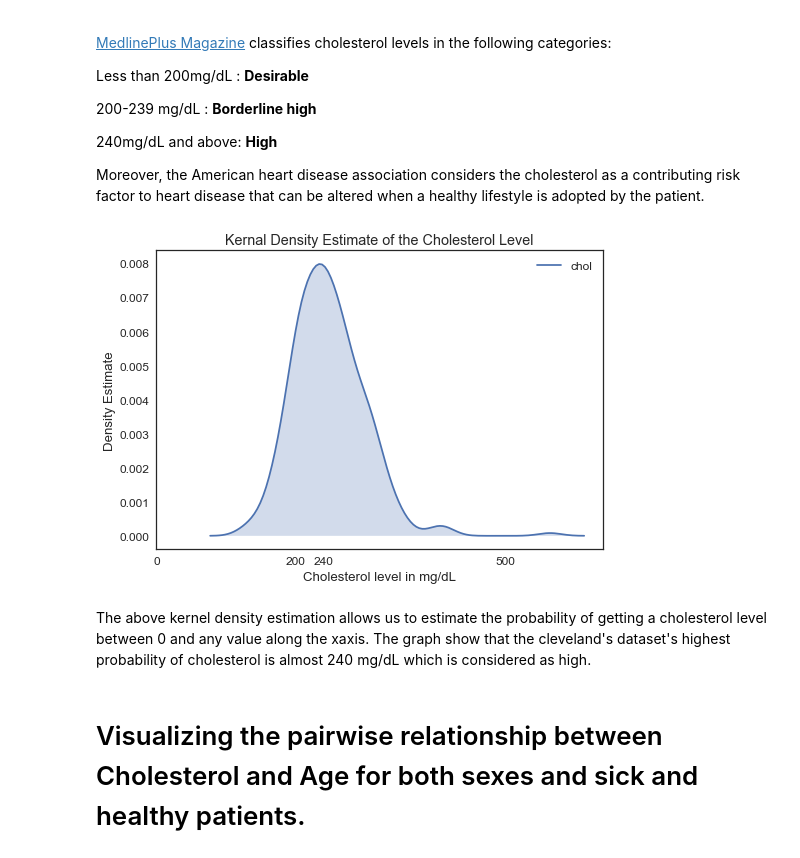
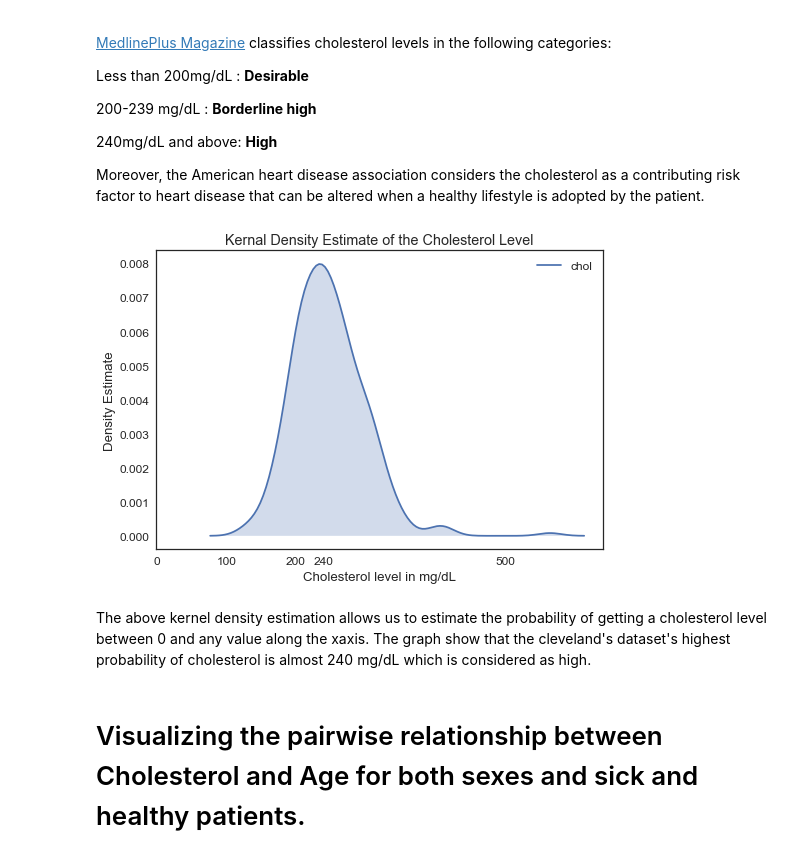
Before and after one commit to Salma-Bouzid/Data-Analytics, a Jupyter notebook: Exploring and Visualizing the Cleaveland's Foundation's Heart Disease Dataset.ipynb, the cells around one changed output. Drawn from its saved outputs; the diff is of its cells as text; code cells hidden in the pictures.

```diff
--- a/Exploring and Visualizing the Cleaveland's Foundation's Heart Disease Dataset.ipynb
+++ b/Exploring and Visualizing the Cleaveland's Foundation's Heart Disease Dataset.ipynb
@@ -218,16 +220,15 @@ Moreover, the American heart disease association considers the cholesterol as a
 # %%
 fig = sns.kdeplot(data['chol'],shade=True)
 
 _ = fig.set_title('Kernal Density Estimate of the Cholesterol Level')
-_ = fig.set_xticks([0,200,240,500])
+_ = fig.set_xticks([0,100,200,240,500])
 _ = fig.set_xlabel('Density Estimate')
-
 _ = fig.set_ylabel('Density Estimate')
 _ = fig.set_xlabel('Cholesterol level in mg/dL')
 # %% [output]
-[figure, old version]
+[figure, new version]
 # %% [markdown]
-The above kernel density estimation allows us to estimate the probability of getting a cholesterol level between 0 and any value along the xaxis. The graph show that the cleveland's dataset's highest probability of cholesterol is almost 240 mg/dL which is considered as high.
+  The above kernel density estimation allows us to estimate the probability of getting a cholesterol level between 0 and any value along the xaxis. The graph show that the cleveland's dataset's highest probability of cholesterol is almost 240 mg/dL which is considered as high.
 # %% [markdown]
 # Visualizing the pairwise relationship between Cholesterol and Age for both sexes and sick and healthy patients.
 # %%
```
Also changed, not shown: parts of 7 cells of this notebook.
